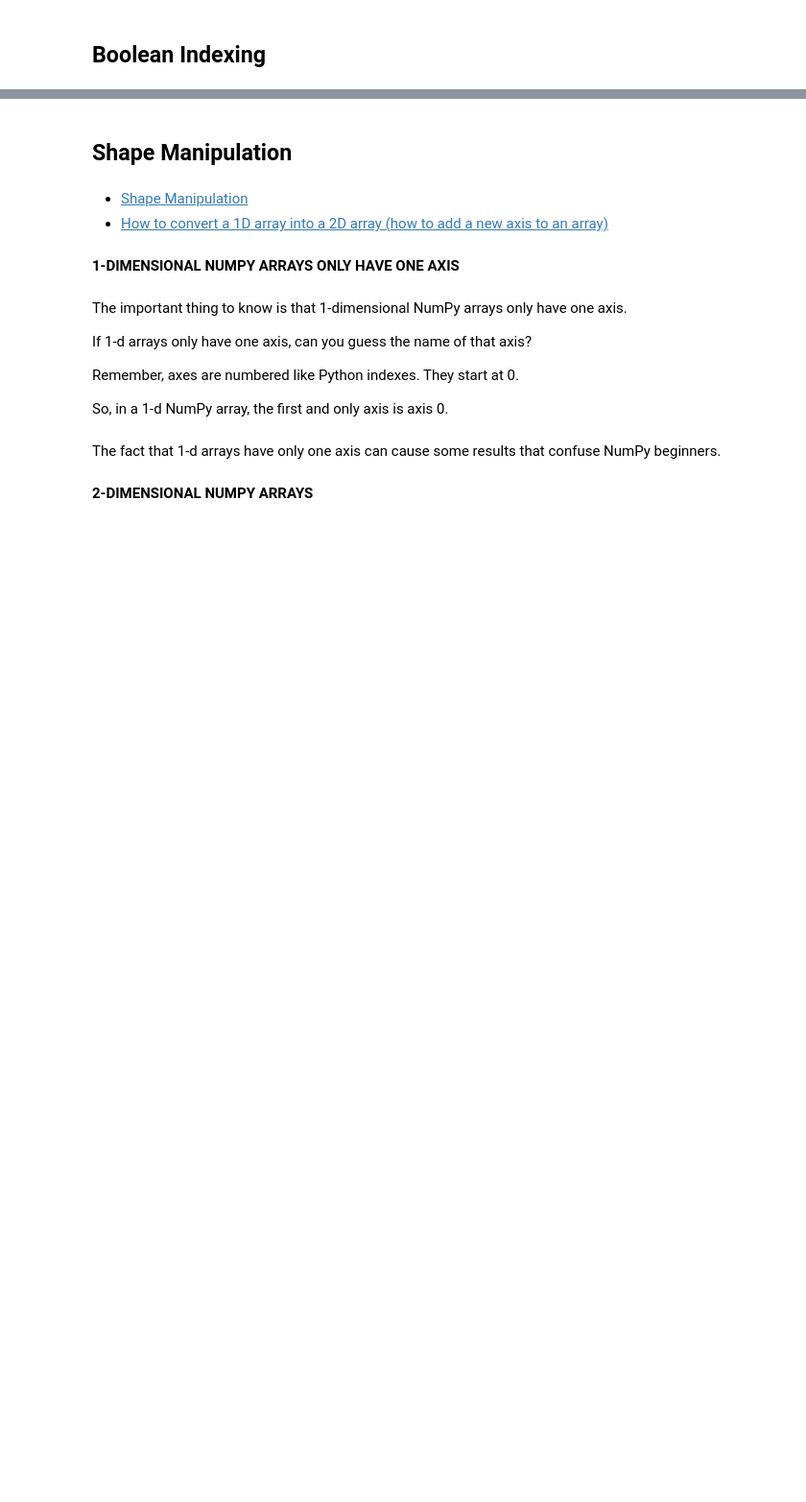
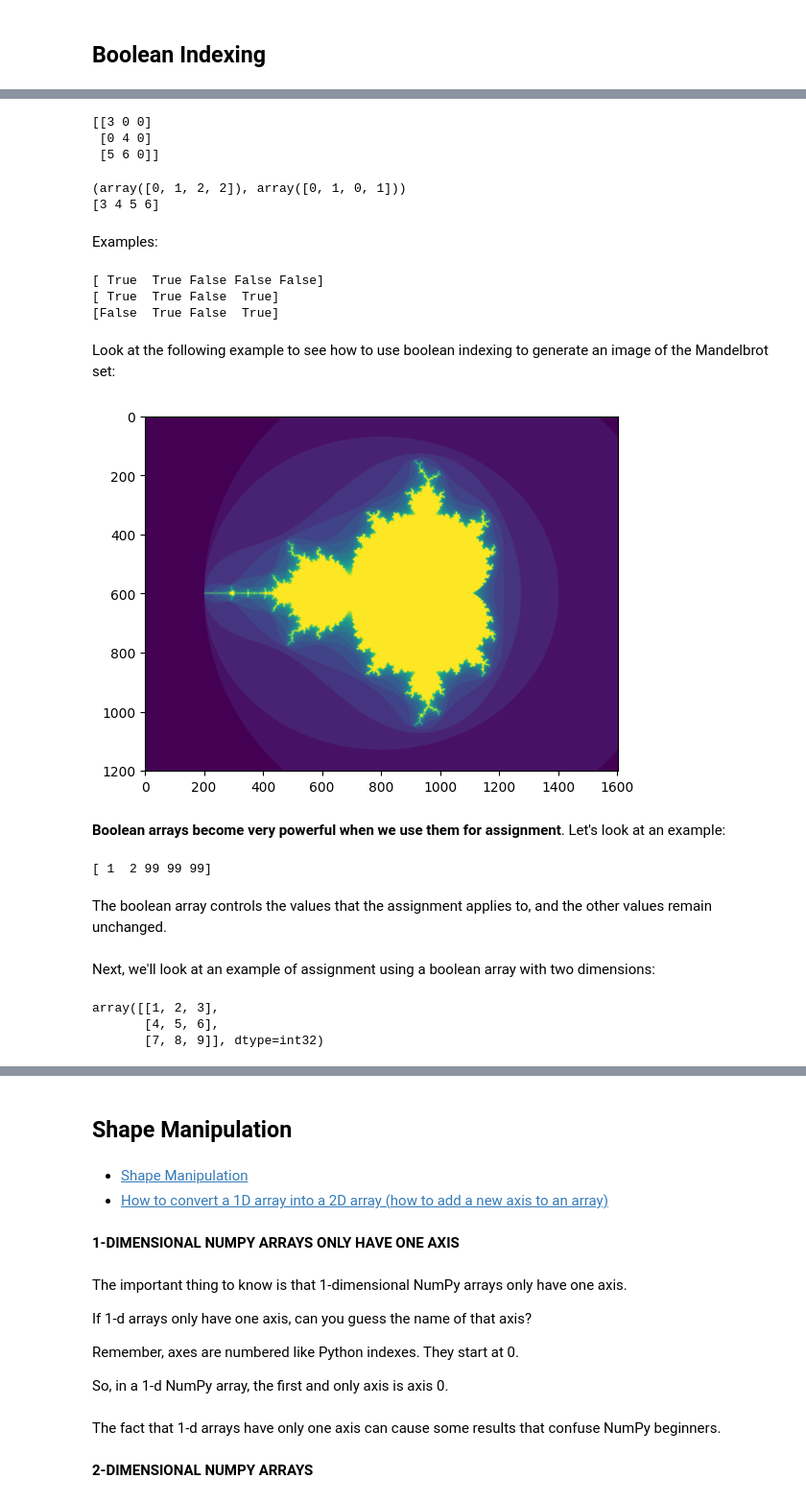
Before and after one commit to ervinstrmcnik/python-data-analytics, a Jupyter notebook: Part_02_Introduction_to_NumPy/Introduction_to_NumPy.ipynb, the cells around one changed output, grey strips where cells are left out. Shown at 96% size. Drawn from its saved outputs; the diff is of its cells as text; code cells hidden in the pictures; blank space fills up the shorter version.

```diff
--- a/Part_02_Introduction_to_NumPy/Introduction_to_NumPy.ipynb
+++ b/Part_02_Introduction_to_NumPy/Introduction_to_NumPy.ipynb
@@ -1305,0 +1316,77 @@ array([[ 0,  1,  2],
+# %%
+a = np.array([[3, 0, 0], [0, 4, 0], [5, 6, 0]])
+print(a)
+# %% [output]
+[[3 0 0]
+ [0 4 0]
+ [5 6 0]]
+# %%
+b = np.nonzero(a)
+print(b)
+print(a[b])
+# %% [output]
+(array([0, 1, 2, 2]), array([0, 1, 0, 1]))
+[3 4 5 6]
+# %% [markdown]
+Examples:
+# %%
+a = np.array([1, 2, 3, 4, 5])
+b = np.array(["blue", "blue", "red", "blue"])
+c = np.array([80.0, 103.4, 96.9, 200.3])
+
+print(a < 3)
+print(b == "blue")
+print(c > 100)
+# %% [output]
+[ True  True False False False]
+[ True  True False  True]
+[False  True False  True]
+# %% [markdown]
+Look at the following example to see how to use boolean indexing to generate an image of the Mandelbrot set:
+# %%
+import numpy as np
+import matplotlib.pyplot as plt
+
+def mandelbrot(h, w, maxit=20, r=2):
+    """Returns an image of the Mandelbrot fractal of size (h,w)."""
+    x = np.linspace(-2.5, 1.5, 4*h+1)
+    y = np.linspace(-1.5, 1.5, 3*w+1)
+    A, B = np.meshgrid(x, y)
+    C = A + B*1j
+    z = np.zeros_like(C)
+    divtime = maxit + np.zeros(z.shape, dtype=int)
+    for i in range(maxit):
+        z = z**2 + C
+        diverge = abs(z) > r                    # who is diverging
+        div_now = diverge & (divtime == maxit)  # who is diverging now
+        divtime[div_now] = i                    # note when
+        z[diverge] = r                          # avoid diverging too much
+    return divtime
+
+plt.clf()
+plt.imshow(mandelbrot(400, 400))
+plt.show()
+# %% [output]
+[figure, added]
+# %% [markdown]
+**Boolean arrays become very powerful when we use them for assignment**. Let's look at an example:
+# %%
+a2 = np.array([1, 2, 3, 4, 5])
+a2[a2 > 2] = 99
+
+print(a2)
+# %% [output]
+[ 1  2 99 99 99]
+# %% [markdown]
+The boolean array controls the values that the assignment applies to, and the other values remain unchanged.
+# %% [markdown]
+Next, we'll look at an example of assignment using a boolean array with two dimensions:
+# %%
+b = np.linspace(1, 9, num=9, dtype=np.int32)
+b = np.reshape(b, (3, 3))
+c = b.copy()
+b
+# %% [output]
+array([[1, 2, 3],
+       [4, 5, 6],
+       [7, 8, 9]], dtype=int32)
```
Also changed, not shown: parts of 186 cells of this notebook, 2 other files.
